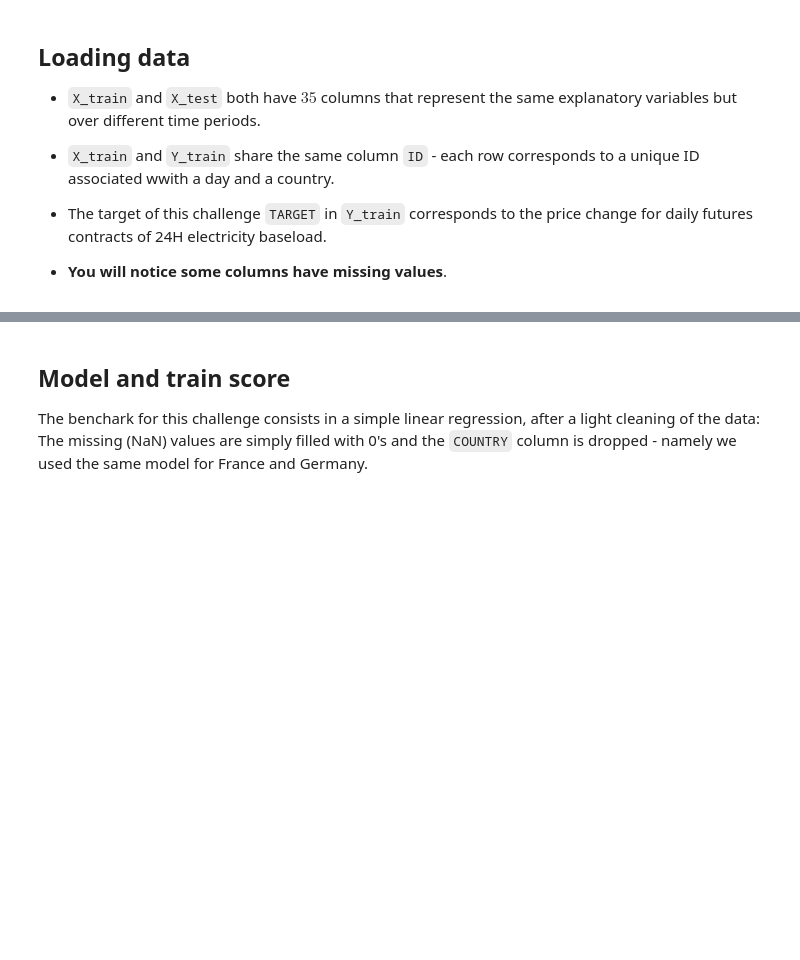
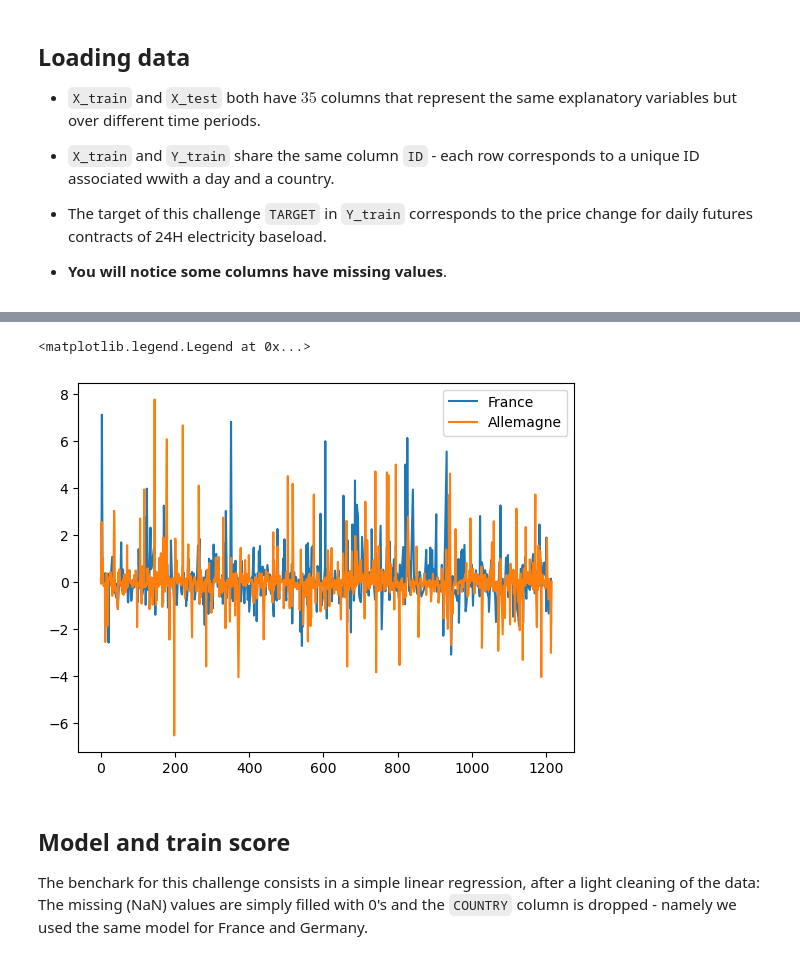
Before and after one commit to tttienthinh/QRTchallenge, a Jupyter notebook: data/Benchmark_QRT_en.ipynb, the cells around one changed output, grey strips where cells are left out. Drawn from its saved outputs; the diff is of its cells as text; code cells hidden in the pictures; blank space fills up the shorter version.

```diff
--- a/data/Benchmark_QRT_en.ipynb
+++ b/data/Benchmark_QRT_en.ipynb
@@ -48,3 +38,17 @@ Y_train.head()
+# %%
+Y_train.head()
+
+df = X_train.join(Y_train.set_index('ID'),on = 'ID')
+df_fr = df[df.COUNTRY == "FR"]
+df_fr = df_fr.sort_values(by = 'DAY_ID')
+df_de = df[df.COUNTRY =="DE"]
+df_de = df_de.sort_values(by = 'DAY_ID')
+plt.plot(df_de.DAY_ID, df_de.TARGET, label = 'France')
+plt.plot(df_fr.DAY_ID , df_fr.TARGET, label = 'Allemagne')
+plt.legend()
+# %% [output]
+<matplotlib.legend.Legend at 0x...>
+[figure, added]
 # %% [markdown]
 ## Model and train score
 
```
Also changed, not shown: parts of 3 cells of this notebook.
